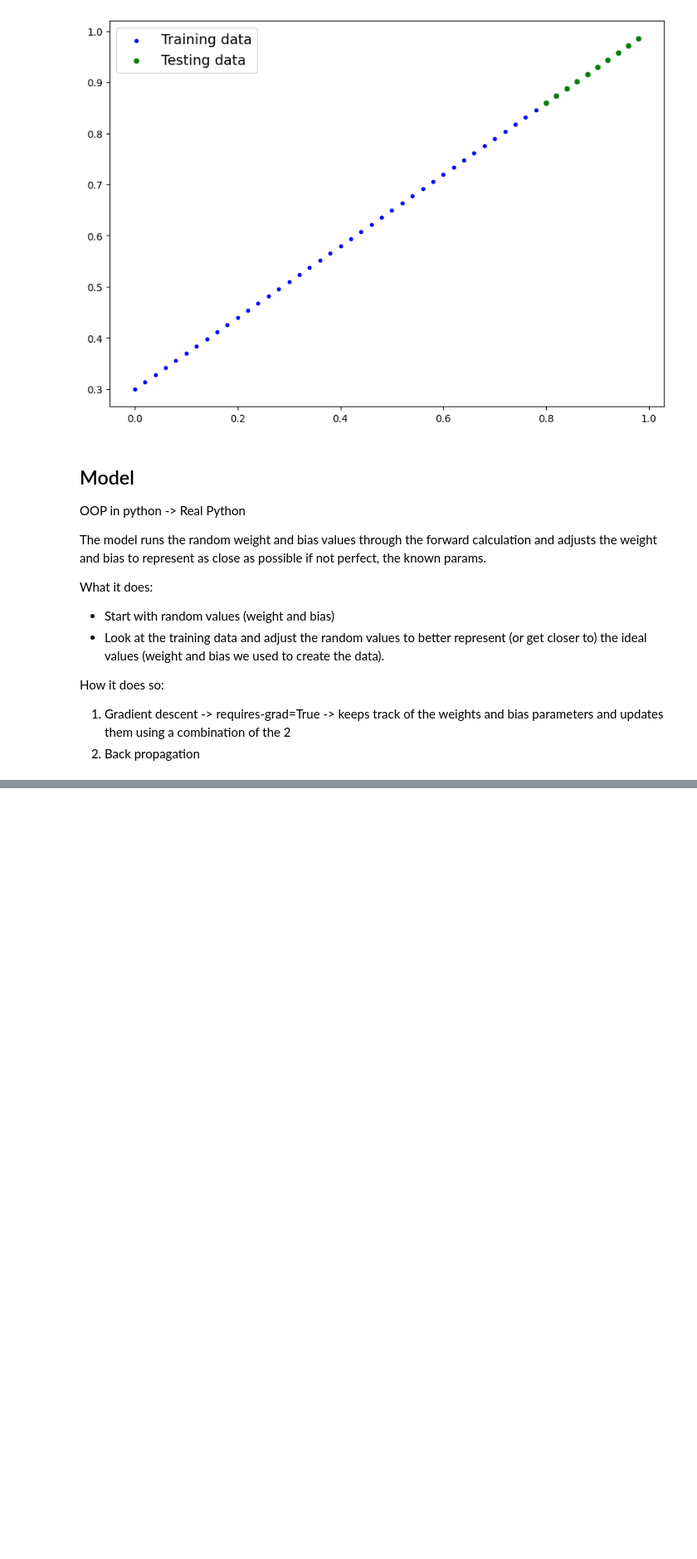
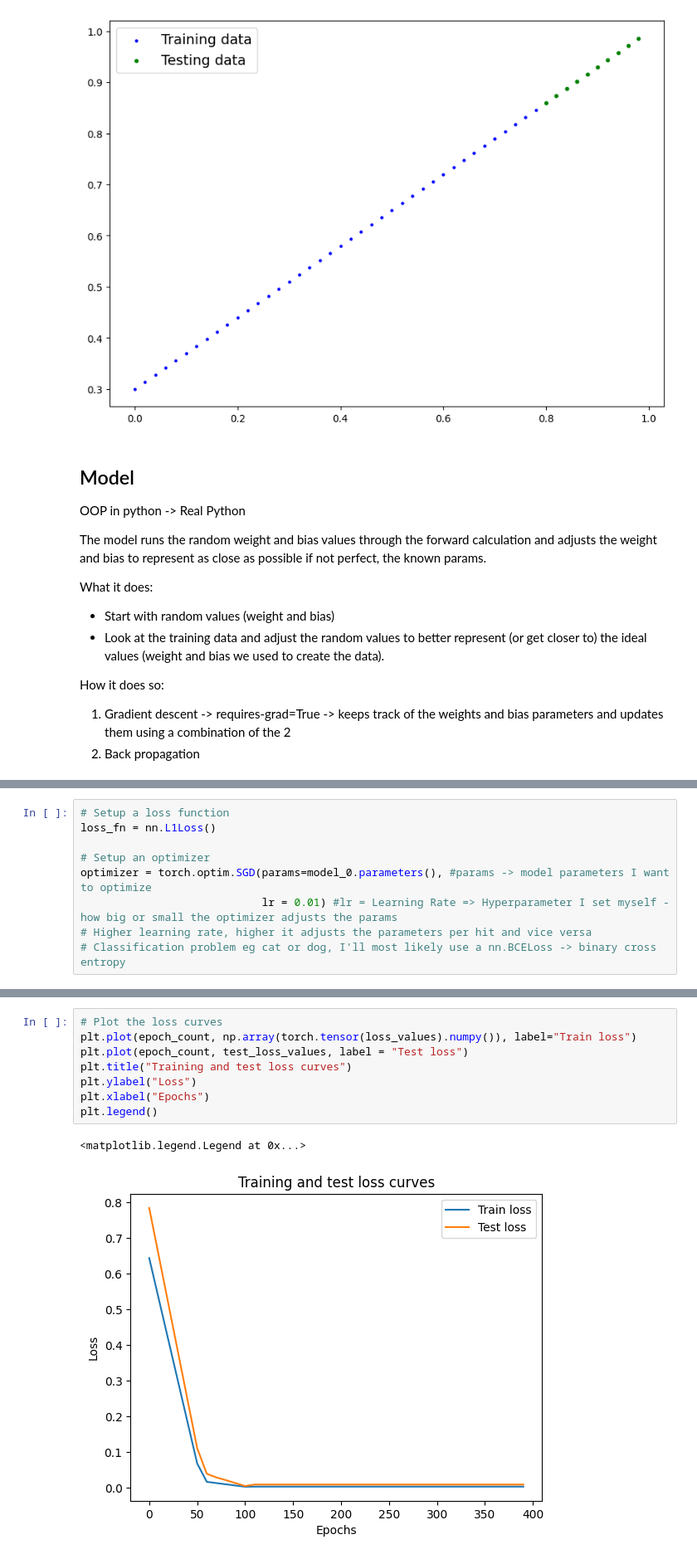
Before and after one commit to jsilryan/Chatbot-Practice, a Jupyter notebook: Pytorch_Workflow.ipynb, the cells around one changed output, grey strips where cells are left out. Shown: that part at 83% size. Drawn from its saved outputs; the diff is of its cells as text; blank space fills up the shorter version.

```diff
--- a/Pytorch_Workflow.ipynb
+++ b/Pytorch_Workflow.ipynb
@@ -318,0 +442,9 @@ class LinearRegressionModel(nn.Module): #<-Inherit almost everything on Pytorch
+# %%
+# Setup a loss function
+loss_fn = nn.L1Loss()
+
+# Setup an optimizer
+optimizer = torch.optim.SGD(params=model_0.parameters(), #params -> model parameters I want to optimize
+                            lr = 0.01) #lr = Learning Rate => Hyperparameter I set myself - how big or small the optimizer adjusts the params
+# Higher learning rate, higher it adjusts the parameters per hit and vice versa
+# Classification problem eg cat or dog, I'll most likely use a nn.BCELoss -> binary cross entropy
@@ -318,0 +558,11 @@ class LinearRegressionModel(nn.Module): #<-Inherit almost everything on Pytorch
+# %%
+# Plot the loss curves
+plt.plot(epoch_count, np.array(torch.tensor(loss_values).numpy()), label="Train loss")
+plt.plot(epoch_count, test_loss_values, label = "Test loss")
+plt.title("Training and test loss curves")
+plt.ylabel("Loss")
+plt.xlabel("Epochs")
+plt.legend()
+# %% [output]
+<matplotlib.legend.Legend at 0x...>
+[figure, added]
```
Also changed, not shown: parts of 64 cells of this notebook.
